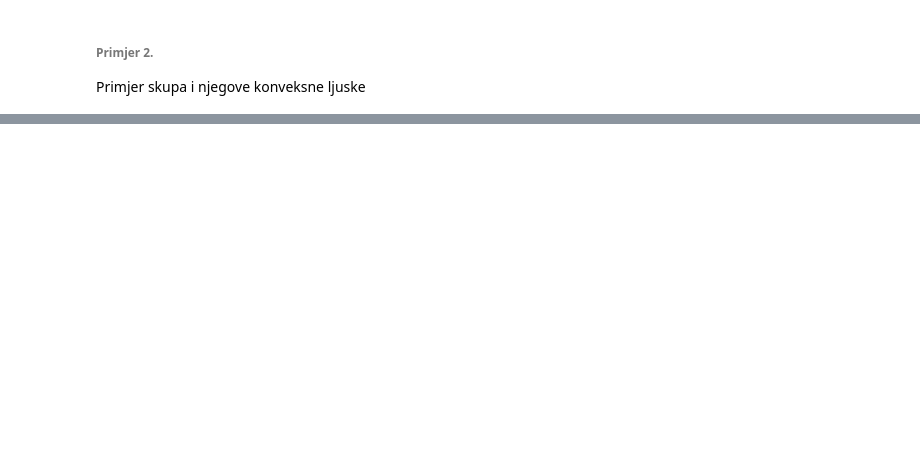
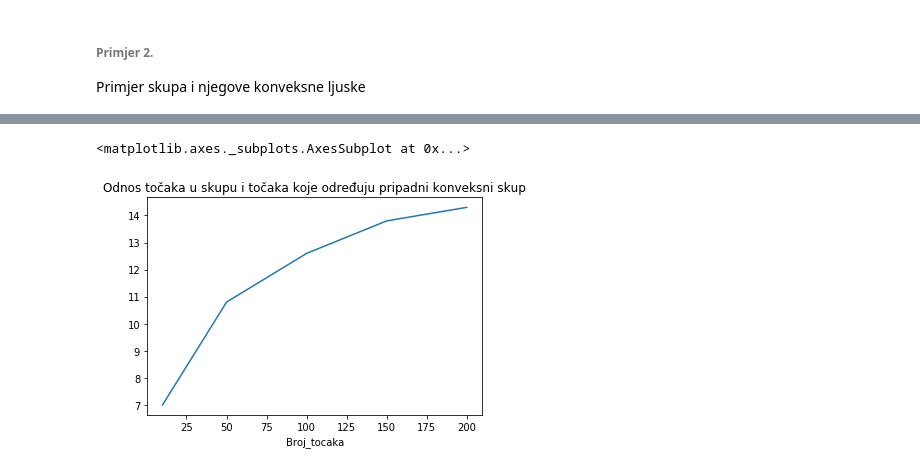
Before and after one commit to sarapuz/Matematicki_softver, a Jupyter notebook: 1.zadaca/pomocna_biljeznica.ipynb, the cells around one changed output, grey strips where cells are left out. Cells and saved outputs as stored; diff of their text form; code cells hidden in the pictures; blank space fills up the shorter version.

Commit message:
Grafički prikaz veličine skupa i broja točaka koje određuju kon.ljusku. Interaktivno testiranje.

```diff
--- a/1.zadaca/pomocna_biljeznica.ipynb
+++ b/1.zadaca/pomocna_biljeznica.ipynb
@@ -54,0 +265,35 @@ Hull_of_Set.savefig('test_data/primjer2.png')
+# %%
+#generiranje random skupa
+def random_skup( broj_točaka ):
+    array_ = []
+    for x in range(broj_točaka):
+#        point = [ np.random.randint(1,100), np.random.randint(1,100) ]
+        point = [ rand.randint(0,100), rand.randint(0,100),]
+        array_.append(point)
+    return array_
+# %%
+# pokus: Graham - kvadrat
+# Izrada pokusa - povezanost broja točaka konveksne ljuske
+
+def Pokus(broj_pokusa, broj_točaka):
+    Num_Convex = []
+    Convex = []
+    for i in range( len(broj_točaka) ):
+        for j in range (broj_pokusa):
+            Points = random_skup( broj_točaka[i] )
+            Convex = Graham(Points)
+            Num_Convex.append([broj_točaka[i], len(Convex)])
+    return Num_Convex
+# %%
+# Pokus 1: 10 testiranja za skupove jednake velicine
+
+broj_pokusa = 10
+broj_točaka = [10, 50, 100, 150, 200]
+
+Num_Convex = Pokus(broj_pokusa, broj_točaka)
+data =  pd.DataFrame.from_records(Num_Convex, columns=[ 'Broj_tocaka', 'Broj_tocaka_Conv'])
+Analiza = data.groupby('Broj_tocaka')['Broj_tocaka_Conv'].sum()/broj_pokusa
+Analiza.plot( x = 'Broj točaka u skupu', y = 'Broj točaka koje određuju konveksnu ljusku', title = 'Odnos točaka u skupu i točaka koje određuju pripadni konveksni skup')
+# %% [output]
+<matplotlib.axes._subplots.AxesSubplot at 0x...>
+[figure, added]
```
Also changed, not shown: parts of 29 cells of this notebook.
